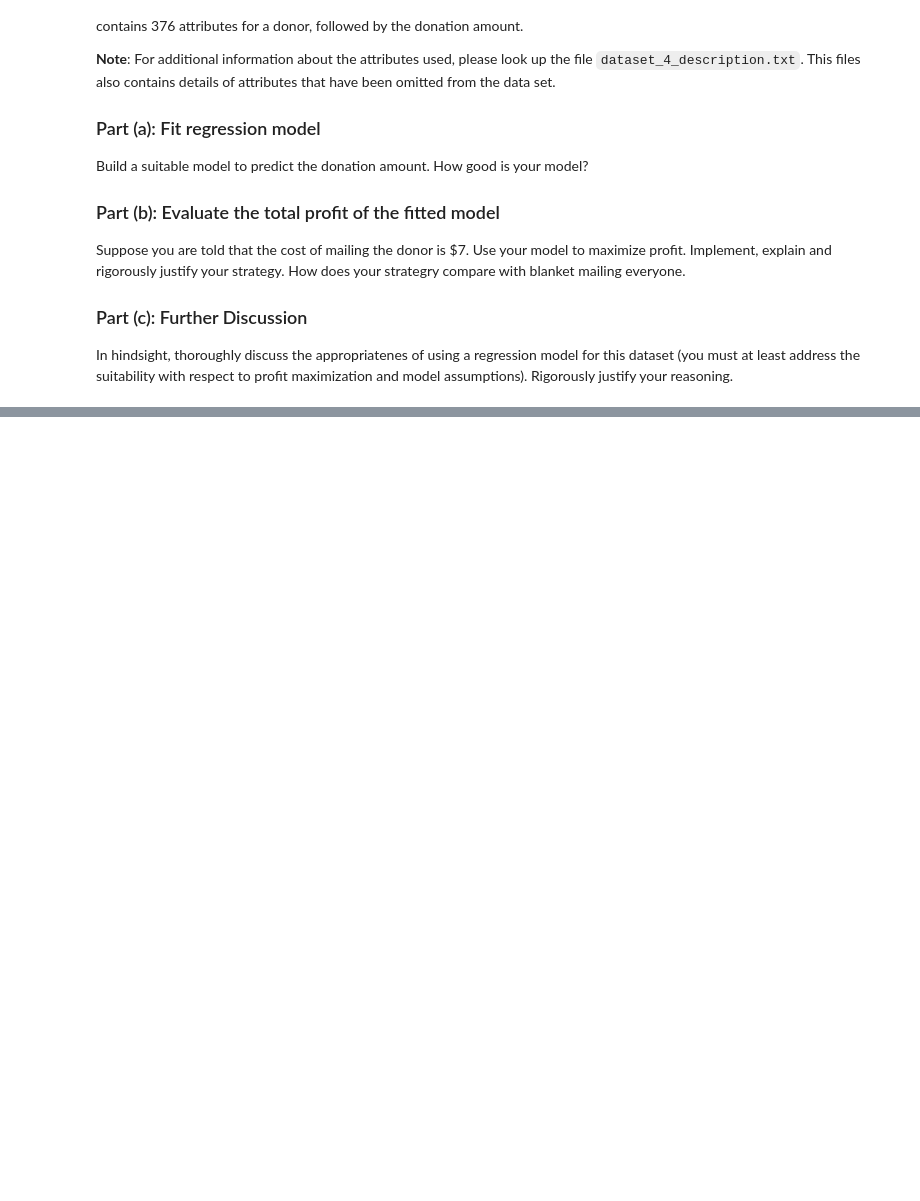
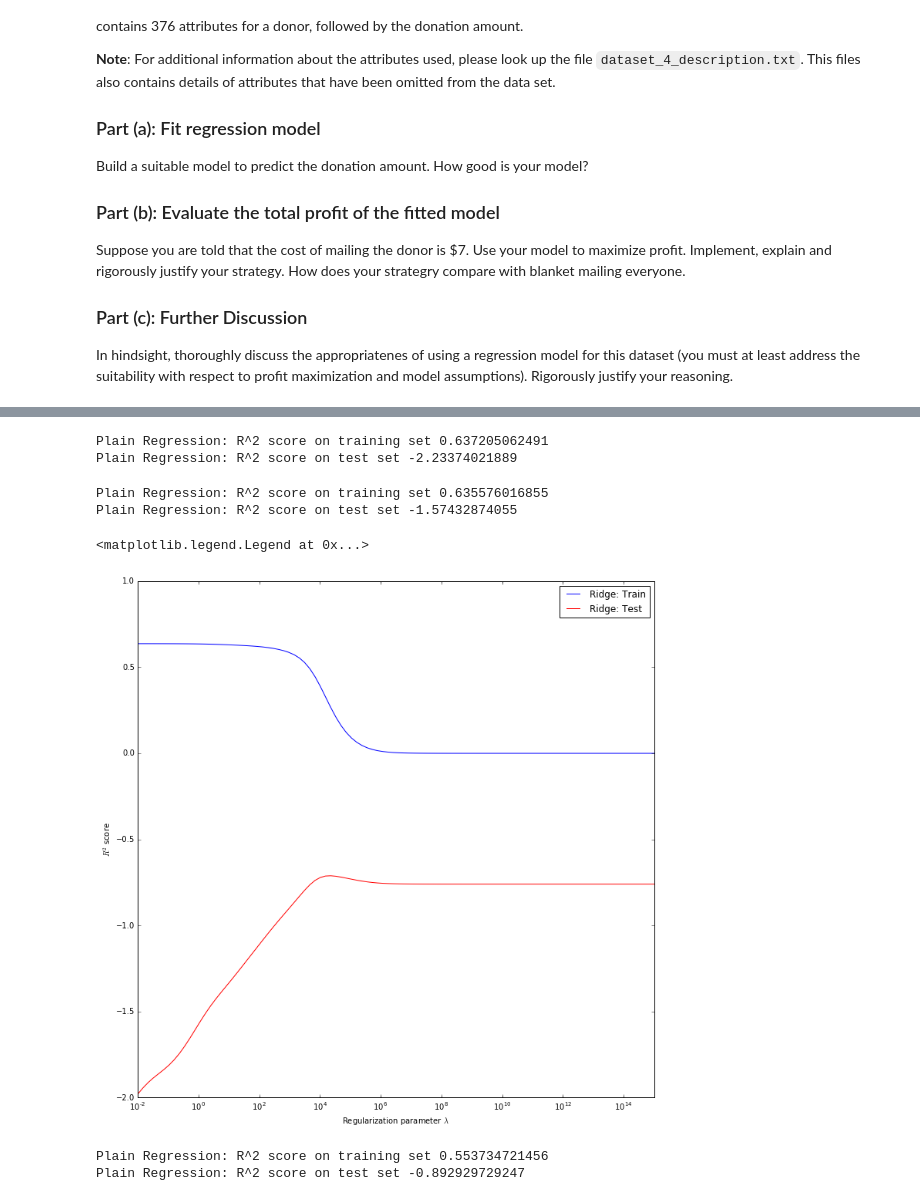
Before and after one commit to nikhilaravi/AC209datascience, a Jupyter notebook: HW4/Data_Science_HW4.ipynb, the cells around one changed output, grey strips where cells are left out. Cells and saved outputs as stored; diff of their text form; code cells hidden in the pictures; blank space fills up the shorter version.

```diff
--- a/HW4/Data_Science_HW4.ipynb
+++ b/HW4/Data_Science_HW4.ipynb
@@ -848,0 +833,16 @@ In hindsight, thoroughly discuss the appropriatenes of using a regression model
+# %%
+data_q4 = pd.read_csv('datasets/dataset_4.txt', sep=',')
+# %%
+# extract the predictors and the response
+
+x_df_q4 = data_q4.iloc[:, 0:-1]
+y_df_q4 = data_q4.iloc[:,-1]
+
+num_predictors_q4 = np.shape(x_df_q4)[1]
+data_q4_numerical = pd.DataFrame({})
+
+# only extract the numerical predictors and remove the categorical variables
+for column in x_df_q4.columns:
+    if ((x_df_q4[column].dtype != np.dtype('object'))):
+        data_q4_numerical = pd.concat([data_q4_numerical, x_df_q4[column]], axis=1)
+data_q4_numerical.head()
@@ -848,0 +876,49 @@ In hindsight, thoroughly discuss the appropriatenes of using a regression model
+# %%
+# plain OLS
+reg_q4 = Lin_Reg()
+reg_q4.fit(x_q4_train, y_q4_train)
+
+train_rsquared_q4 = reg_q4.score(x_q4_train, y_q4_train)
+test_rsquared_q4 = reg_q4.score(x_q4_test, y_q4_test)
+
+print 'Plain Regression: R^2 score on training set', train_rsquared_q4
+print 'Plain Regression: R^2 score on test set', test_rsquared_q4
+# %% [output]
+Plain Regression: R^2 score on training set 0.637205062491
+Plain Regression: R^2 score on test set -2.23374021889
+# %%
+ridge_reg_q4 = Ridge_Reg(alpha=1.0)
+ridge_reg_q4.fit(x_q4_train, y_q4_train)
+train_rsquared_q4 = ridge_reg_q4.score(x_q4_train, y_q4_train)
+test_rsquared_q4 = ridge_reg_q4.score(x_q4_test, y_q4_test)
+
+print 'Plain Regression: R^2 score on training set', train_rsquared_q4
+print 'Plain Regression: R^2 score on test set', test_rsquared_q4
+# %% [output]
+Plain Regression: R^2 score on training set 0.635576016855
+Plain Regression: R^2 score on test set -1.57432874055
+# %%
+# try ridge regression with different values of lambda
+train_r_squared, test_r_squared, coeff_a, lambdas = RidgeReg(x_q4_test, y_q4_test, x_q4_train, y_q4_train, -2,15)
+# Plot
+fig, ax = plt.subplots(1, 1, figsize=(12, 12))
+ax.semilogx(10.0**lambdas, (train_r_squared), c='b', label='Ridge: Train')
+ax.semilogx(10.0**lambdas, (test_r_squared), c='r', label='Ridge: Test')
+
+ax.set_xlabel('Regularization parameter $\lambda$')
+ax.set_ylabel(r'$R^2$ score')
+ax.legend(loc = 'best')
+# %% [output]
+<matplotlib.legend.Legend at 0x...>
+[figure, added]
+# %%
+ridge_reg_q4 = Lasso_Reg(alpha=1.0)
+ridge_reg_q4.fit(x_q4_train, y_q4_train)
+train_rsquared_q4 = ridge_reg_q4.score(x_q4_train, y_q4_train)
+test_rsquared_q4 = ridge_reg_q4.score(x_q4_test, y_q4_test)
+
+print 'Plain Regression: R^2 score on training set', train_rsquared_q4
+print 'Plain Regression: R^2 score on test set', test_rsquared_q4
+# %% [output]
+Plain Regression: R^2 score on training set 0.553734721456
+Plain Regression: R^2 score on test set -0.892929729247
```
Also changed, not shown: parts of 34 cells of this notebook, 2 other files.
